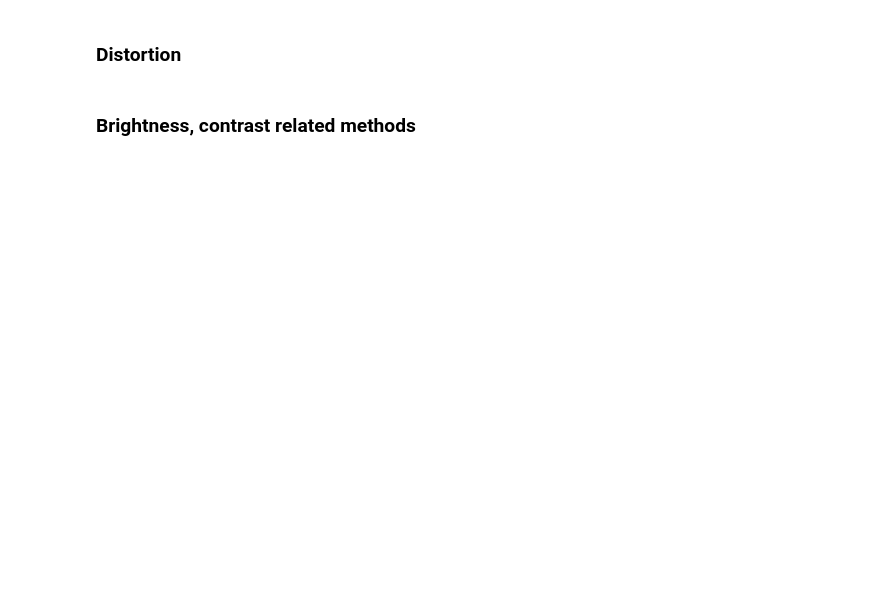
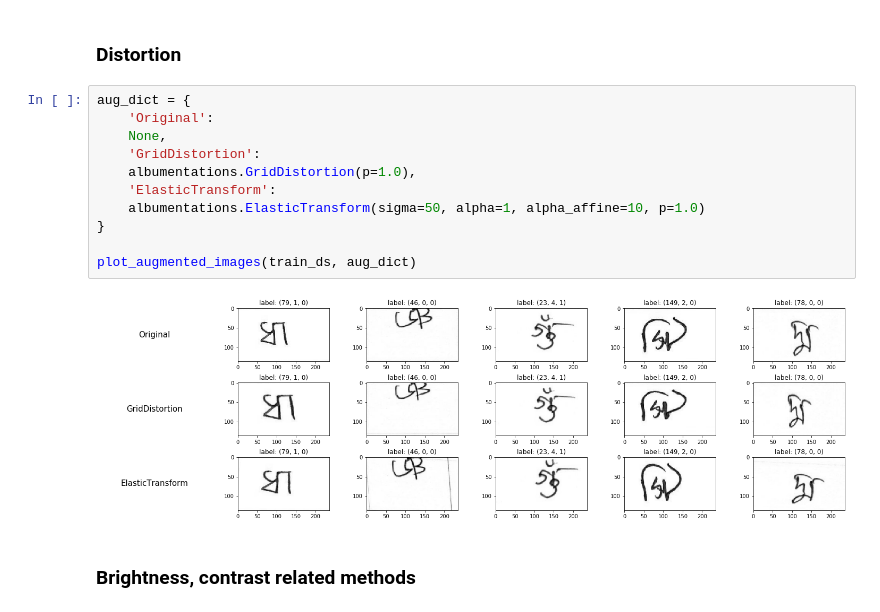
Before and after one commit to giwankim/bengaliai-cv19, a Jupyter notebook: nbs/albumentations.ipynb, the cells around one changed output. Cells and saved outputs as stored; diff of their text form; blank space fills up the shorter version.

```diff
--- a/nbs/albumentations.ipynb
+++ b/nbs/albumentations.ipynb
@@ -106,4 +133,17 @@ plot_augmented_images(train_ds, aug_dict)
 # %% [markdown]
 ### Distortion
+# %%
+aug_dict = {
+    'Original':
+    None,
+    'GridDistortion':
+    albumentations.GridDistortion(p=1.0),
+    'ElasticTransform':
+    albumentations.ElasticTransform(sigma=50, alpha=1, alpha_affine=10, p=1.0)
+}
+
+plot_augmented_images(train_ds, aug_dict)
+# %% [output]
+[figure, added]
 # %% [markdown]
 ### Brightness, contrast related methods
```
Also changed, not shown: parts of 7 cells of this notebook.
